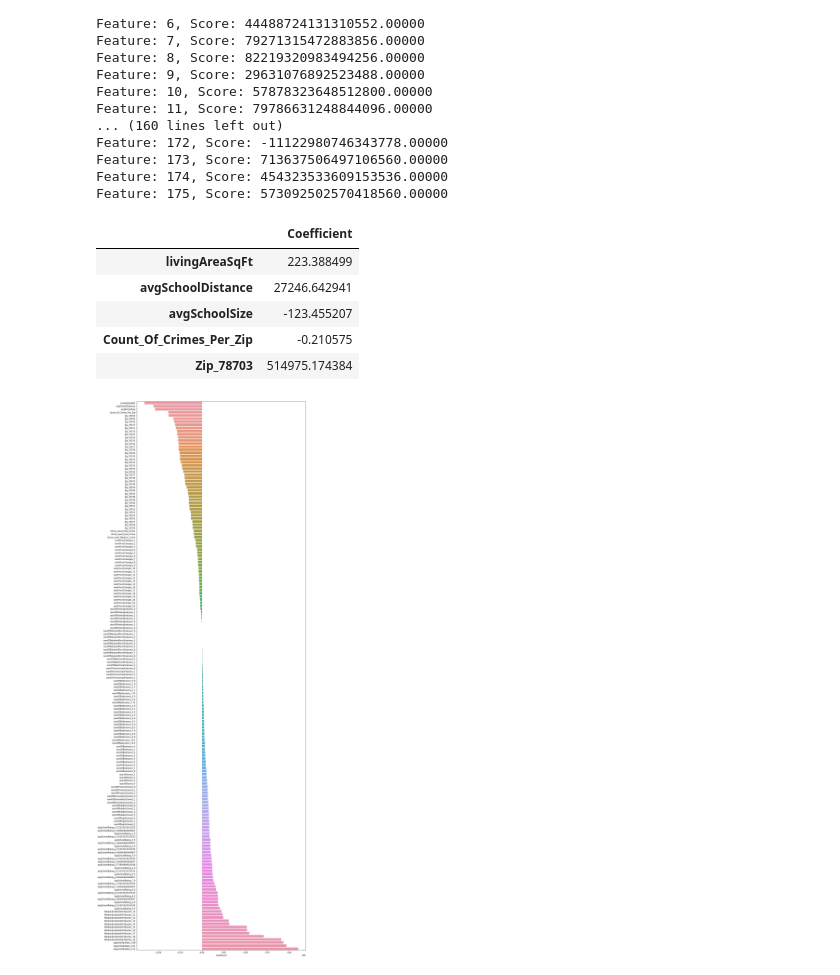
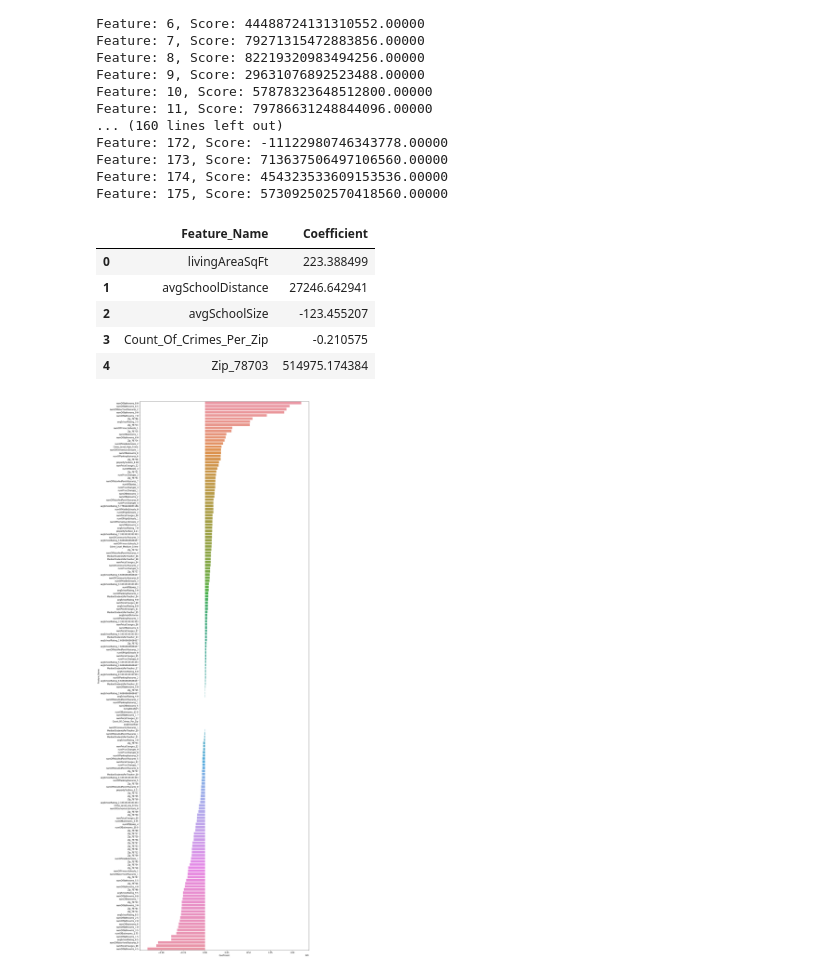
Before and after one commit to kellykindla/FinalProject, a Jupyter notebook: Cleaning_and_DB_connection.ipynb, the cells around one changed output. Drawn from its saved outputs; the diff is of its cells as text; code cells hidden in the pictures.

Commit message:
updated feature importance chart

```diff
--- a/Cleaning_and_DB_connection.ipynb
+++ b/Cleaning_and_DB_connection.ipynb
@@ -952,21 +952,28 @@ results = est2.params
 results = pd.DataFrame(results)
 results = results.drop(index='const') # remove y-intercept for image
 results = results.rename(columns={0:'Coefficient'})
+results['Feature_Name'] = results.index
+results = results[['Feature_Name','Coefficient']]
+results = results.reset_index(drop=True)
 results.head()
 # %% [output]
-|  | Coefficient |
-| livingAreaSqFt | 223.388499 |
-| avgSchoolDistance | 27246.642941 |
-| avgSchoolSize | -123.455207 |
-| Count_Of_Crimes_Per_Zip | -0.210575 |
-| Zip_78703 | 514975.174384 |
+|  | Feature_Name | Coefficient |
+| 0 | livingAreaSqFt | 223.388499 |
+| 1 | avgSchoolDistance | 27246.642941 |
+| 2 | avgSchoolSize | -123.455207 |
+| 3 | Count_Of_Crimes_Per_Zip | -0.210575 |
+| 4 | Zip_78703 | 514975.174384 |
 # %%
 #set plot figure size
 rcParams['figure.figsize'] = 15,50
 
 #plot features name and coefficients as hbar
-sns.barplot(y=results.index, x=results['Coefficient'].sort_values(), orient='h')
+sns.barplot(data=results,
+            y='Feature_Name', x='Coefficient',
+            order=results.sort_values('Coefficient',ascending=False).Feature_Name,
+            orient='h')
+
 #save image locally
 plt.savefig("Images/features_output.jpg", bbox_inches='tight')
 # %% [output]
-[figure, old version]
+[figure, new version]
```
Also changed, not shown: parts of 3 cells of this notebook, 1 other file.
